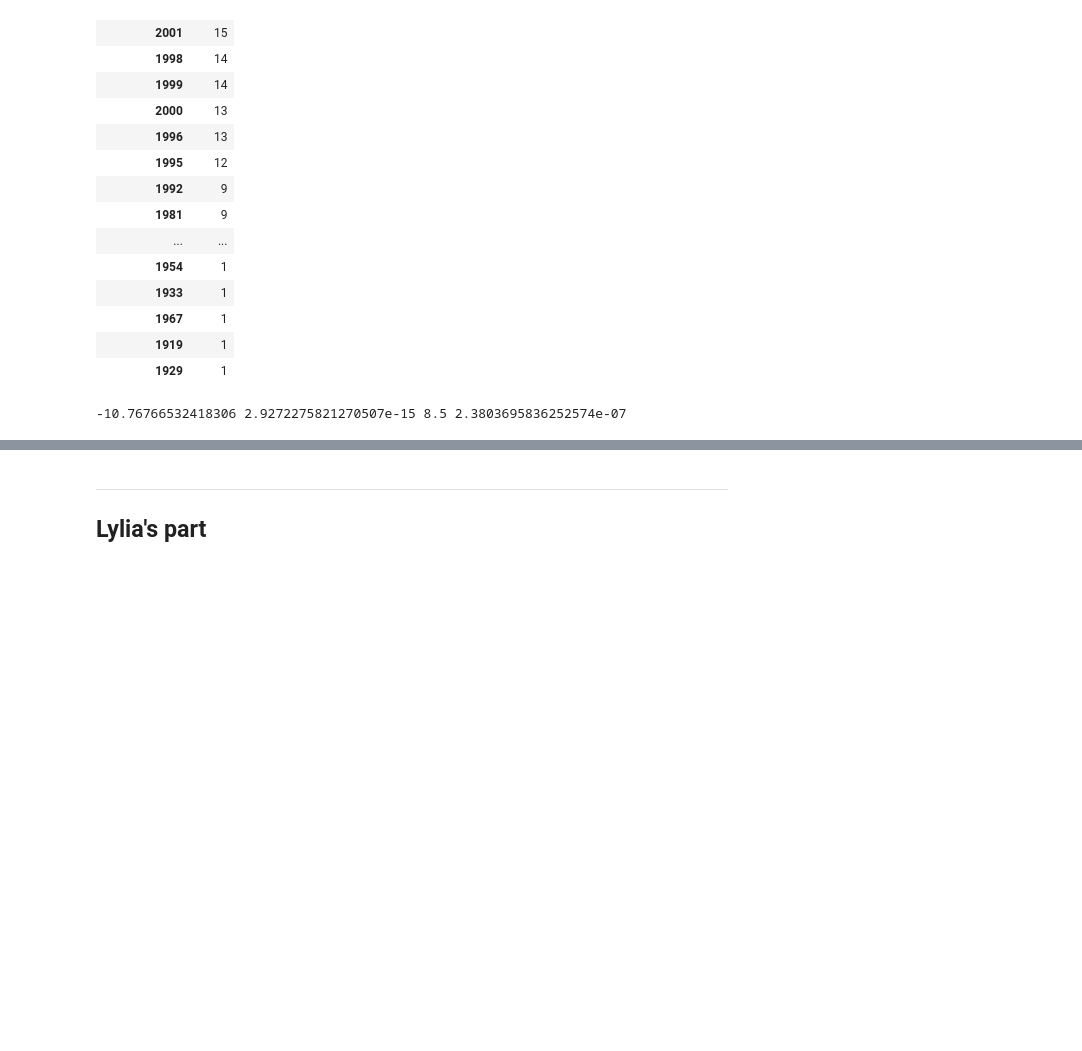
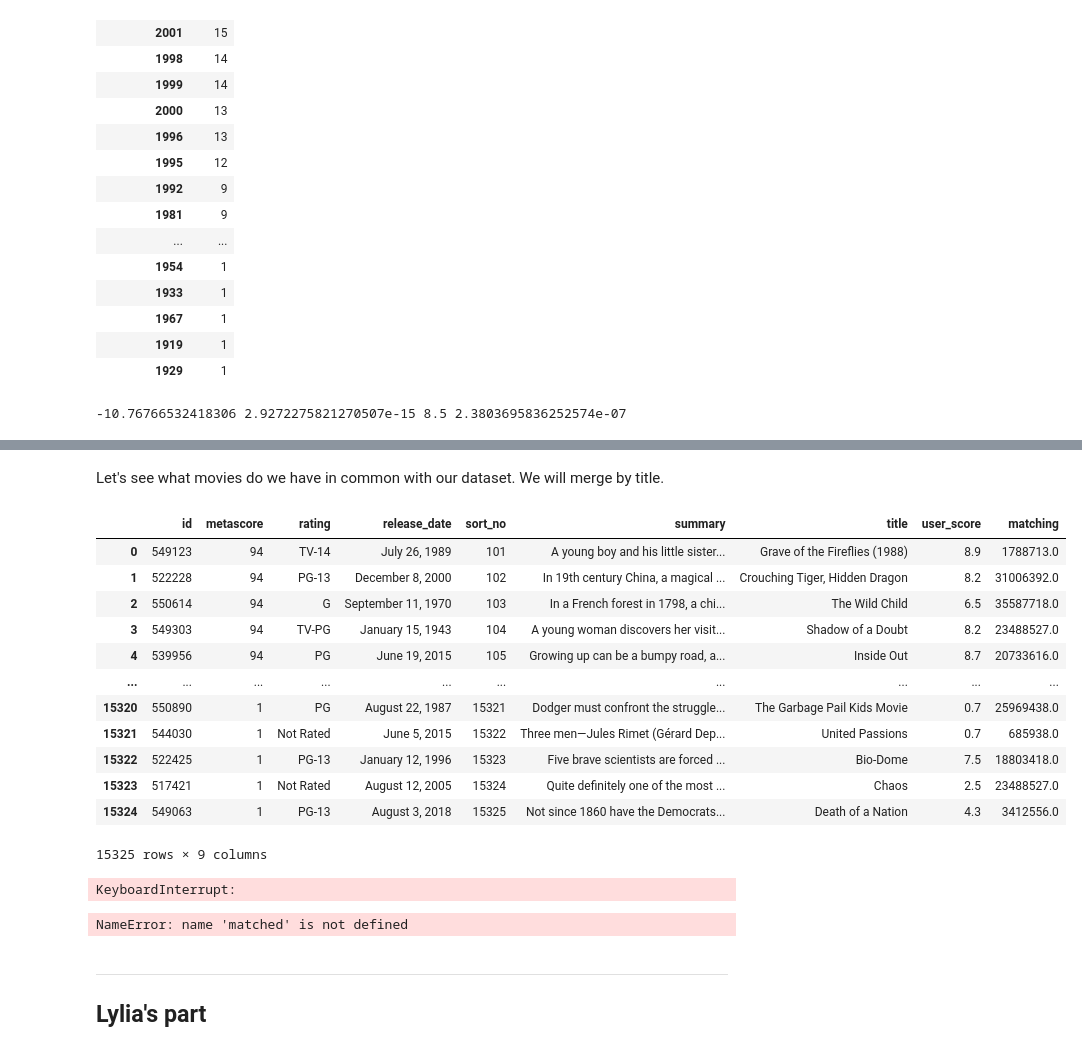
Before and after one commit to epfl-ada/ada-2024-project-arabsdatascientists2024, a Jupyter notebook: Exlploration_CMU.ipynb, the cells around one changed output, grey strips where cells are left out. Drawn from its saved outputs; the diff is of its cells as text; code cells hidden in the pictures; blank space fills up the shorter version.

Commit message:
exploring different matching techniques

```diff
--- a/Exlploration_CMU.ipynb
+++ b/Exlploration_CMU.ipynb
@@ -661,0 +662,3 @@ ValueError: Pandas data cast to numpy dtype of object. Check input data with np.
+# %%
+metacritic = pd.read_csv('./data/metacritic/movies.csv', sep=',')
+metacritic
@@ -661,0 +703,40 @@ ValueError: Pandas data cast to numpy dtype of object. Check input data with np.
+# %% [markdown]
+Let's see what movies do we have in common with our dataset. We will merge by title.
+# %%
+import re
+def matching_titles(movie, critic):
+    critic['WikipediaMovieID'] = np.nan
+
+    for _, movie_row in movie.iterrows():
+        movie_str = re.escape("".join(movie_row['MovieName'].split()))
+
+        # Check if 'title' in critic contains the modified 'MovieName' and assign 'WikipediaMovieID' if there's a match
+        critic.loc[critic['title'].str.contains(movie_str, case=False, na=False), 'WikipediaMovieID'] = movie_row['WikipediaMovieID']
+
+    return critic
+# %%
+matching_titles(movie_metadata,metacritic)
+# %% [output]
+|  | id | metascore | rating | release_date | sort_no | summary | title | user_score | matching |
+| 0 | 549123 | 94 | TV-14 | July 26, 1989 | 101 | A young boy and his little sister... | Grave of the Fireflies (1988) | 8.9 | 1788713.0 |
+| 1 | 522228 | 94 | PG-13 | December 8, 2000 | 102 | In 19th century China, a magical ... | Crouching Tiger, Hidden Dragon | 8.2 | 31006392.0 |
+| 2 | 550614 | 94 | G | September 11, 1970 | 103 | In a French forest in 1798, a chi... | The Wild Child | 6.5 | 35587718.0 |
+| 3 | 549303 | 94 | TV-PG | January 15, 1943 | 104 | A young woman discovers her visit... | Shadow of a Doubt | 8.2 | 23488527.0 |
+| 4 | 539956 | 94 | PG | June 19, 2015 | 105 | Growing up can be a bumpy road, a... | Inside Out | 8.7 | 20733616.0 |
+| ... | ... | ... | ... | ... | ... | ... | ... | ... | ... |
+| 15320 | 550890 | 1 | PG | August 22, 1987 | 15321 | Dodger must confront the struggle... | The Garbage Pail Kids Movie | 0.7 | 25969438.0 |
+| 15321 | 544030 | 1 | Not Rated | June 5, 2015 | 15322 | Three men—Jules Rimet (Gérard Dep... | United Passions | 0.7 | 685938.0 |
+| 15322 | 522425 | 1 | PG-13 | January 12, 1996 | 15323 | Five brave scientists are forced ... | Bio-Dome | 7.5 | 18803418.0 |
+| 15323 | 517421 | 1 | Not Rated | August 12, 2005 | 15324 | Quite definitely one of the most ... | Chaos | 2.5 | 23488527.0 |
+| 15324 | 549063 | 1 | PG-13 | August 3, 2018 | 15325 | Not since 1860 have the Democrats... | Death of a Nation | 4.3 | 3412556.0 |
+15325 rows × 9 columns
+# %%
+matched = matching_titles(movie_metadata, metacritic)
+
+# trop long, a voir comment run
+# %% [output]
+KeyboardInterrupt:
+# %%
+moviecritic_merged = pd.merge(movie_metadata, matched, on = 'WikipediaMovieID',  how='left')
+# %% [output]
+NameError: name 'matched' is not defined
```
Also changed, not shown: parts of 6 cells of this notebook, 1 other file.
